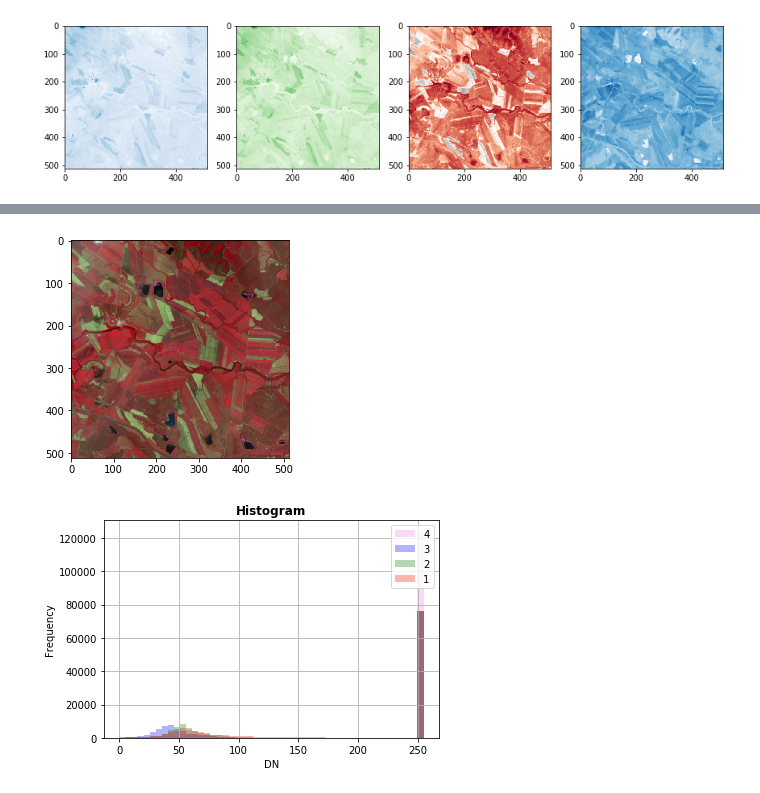
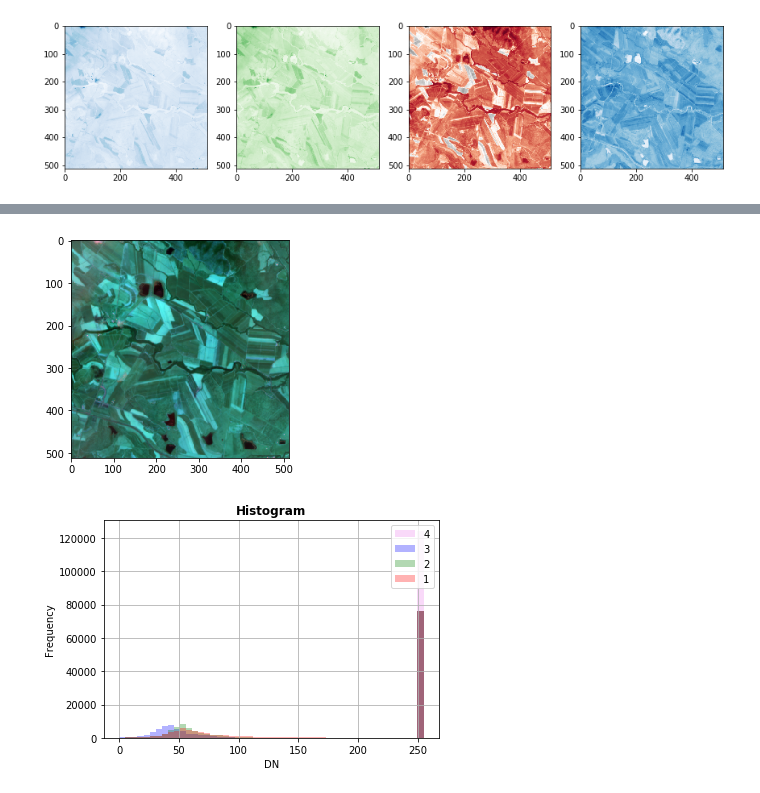
Before and after one commit to Phoebe0222/datathon, a Jupyter notebook: agri-indexes/Multispectral-Images.ipynb, the cells around one changed output, grey strips where cells are left out. Drawn from its saved outputs; the diff is of its cells as text; code cells hidden in the pictures.

```diff
--- a/agri-indexes/Multispectral-Images.ipynb
+++ b/agri-indexes/Multispectral-Images.ipynb
@@ -200,10 +214,9 @@ def FCI(tile_x, tile_y, date, mode=1):
     b12 = get_swir_2['b']; swir_2 = get_swir_2['read']
 
     # Stack bands
-    if mode == 1: fci = np.dstack((nir, red, green))
-    elif mode == 2: fci = np.dstack((swir_c, nir, red))
-    elif mode == 3: fci = np.dstack((swir_1, nir, red))
-    elif mode == 4: fci = np.dstack((swir_2, nir, red))
+    if mode == 1: fci = np.dstack((nir, red, green)) # vegetation
+    elif mode == 2: fci = np.dstack((swir_1/2+swir_2/2, nir, green)) # newly burnt land
+    elif mode == 3: fci = np.dstack((blue, swir_1, swir_2)) # clouds
 
     # View the color composite
     plt.imshow(fci)
@@ -211,10 +224,10 @@ def FCI(tile_x, tile_y, date, mode=1):
 
     return fci
 # %%
-fci = FCI(TILE_X, TILE_Y,'2016-12-22',mode=1)
+fci = FCI(TILE_X, TILE_Y,'2016-12-22',mode=3)
 #get_band(TILE_X, TILE_Y,'2016-12-22', band='B02', img = 'FCI')['read'][1]
 # %% [output]
-[figure, old version]
+[figure, new version]
 # %%
 full = Image.open(get_timeseries_image_paths(
     TILE_X, TILE_Y,date = '2016-12-22', band = 'TCI'))
```
Also changed, not shown: parts of 6 cells of this notebook.
